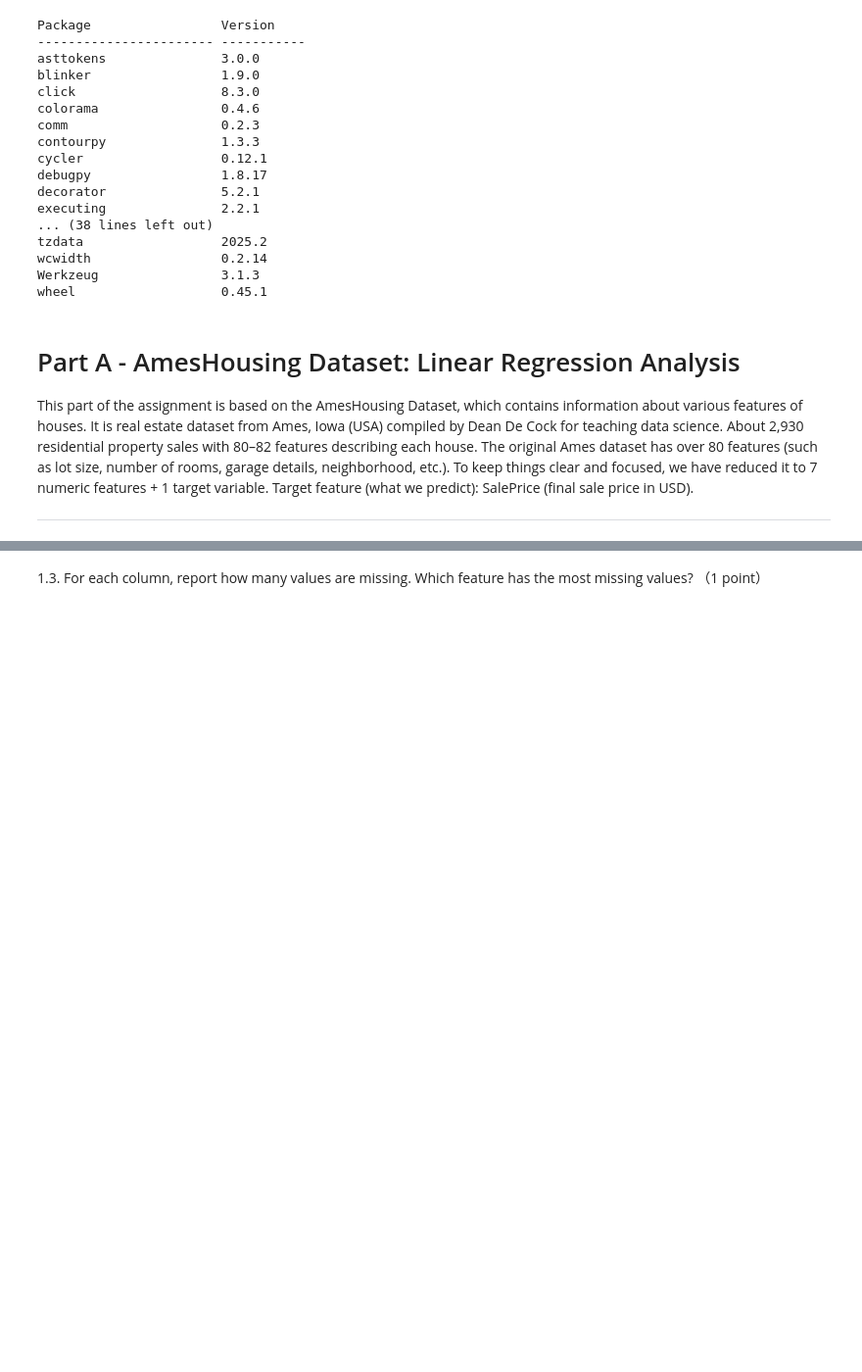
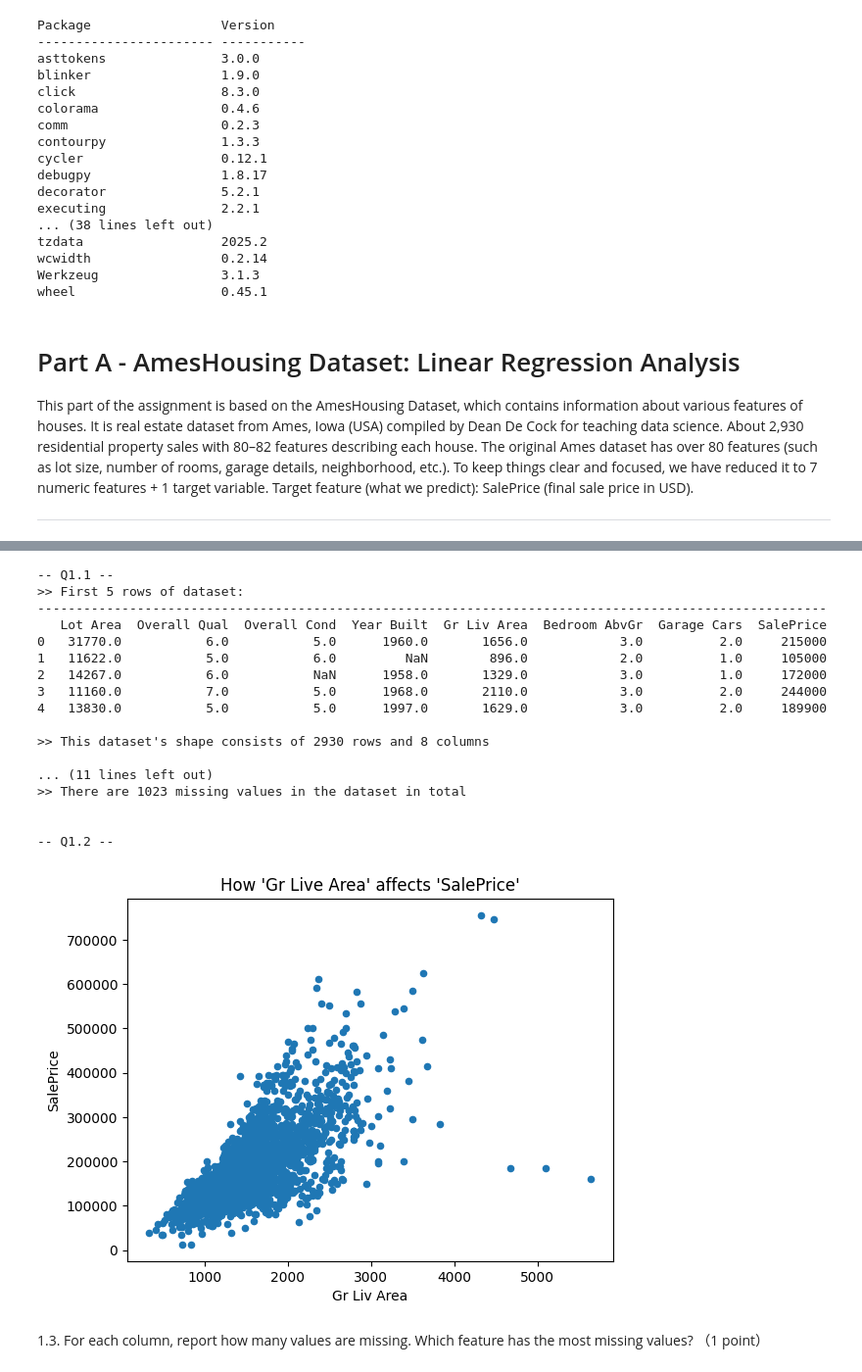
Before and after one commit to SpaceEnthusiast07/UNI, a Jupyter notebook: COM1011 - Machine Learning/Coursework/CW1/COM1011-750032575.ipynb, the cells around one changed output, grey strips where cells are left out. Shown at 98% size. Cells and saved outputs as stored; diff of their text form; code cells hidden in the pictures; blank space fills up the shorter version.

```diff
--- a/COM1011 - Machine Learning/Coursework/CW1/COM1011-750032575.ipynb
+++ b/COM1011 - Machine Learning/Coursework/CW1/COM1011-750032575.ipynb
@@ -121,2 +80,63 @@ None
+# %%
+# Answers here
+# Import statements
+import pandas as pd
+import matplotlib.pyplot as plt
+
+###########
+## Q 1.1 ##
+###########
+print("-- Q1.1 --")
+
+# Load the csv file into a Pandas DataFrame
+df = pd.read_csv("AmesHousingSimple.csv")
+
+# Display the first 5 rows of the dataset
+# Also: df.loc[[0,1,2,3,4]]
+print(">> First 5 rows of dataset:\n-------------------------------------------------------------------------------------------------------")
+print(df.head().to_string())
+
+# Display the dataset's shape
+print(f"\n>> This dataset\'s shape consists of {df.shape[0]} rows and {df.shape[1]} columns")
+
+# Display how many missing values there are in each column
+print(f"\n>> Missing values for each column:\n{df.isnull().sum()}")
+
+# Display how many missing values there are in the dataset in total
+print(f"\n>> There are {df.isnull().sum().sum()} missing values in the dataset in total\n\n")
+
+
+
+
+###########
+## Q 1.2 ##
+###########
+# Question implied that it only required one scatter plot
+print("-- Q1.2 --")
+
+# Plot a scatter graph of 'Gr Live Area' on the x-axis and 'SalePrice' on the y-axis
+df.plot(kind="scatter", x="Gr Liv Area", y="SalePrice", title="How \'Gr Live Area\' affects \'SalePrice\'")
+
+# Use matplotlib.pyplot to display this graph
+plt.show()
+# %% [output]
+-- Q1.1 --
+>> First 5 rows of dataset:
+-------------------------------------------------------------------------------------------------------
+   Lot Area  Overall Qual  Overall Cond  Year Built  Gr Liv Area  Bedroom AbvGr  Garage Cars  SalePrice
+0   31770.0           6.0           5.0      1960.0       1656.0            3.0          2.0     215000
+1   11622.0           5.0           6.0         NaN        896.0            2.0          1.0     105000
+2   14267.0           6.0           NaN      1958.0       1329.0            3.0          1.0     172000
+3   11160.0           7.0           5.0      1968.0       2110.0            3.0          2.0     244000
+4   13830.0           5.0           5.0      1997.0       1629.0            3.0          2.0     189900
+
+>> This dataset's shape consists of 2930 rows and 8 columns
+
+... (11 lines left out)
+>> There are 1023 missing values in the dataset in total
+
+
+-- Q1.2 --
+[figure, added]
 # %% [markdown]
 1.3. For each column, report how many values are missing. Which feature has the most missing values? （1 point）
```
Also changed, not shown: parts of 6 cells of this notebook.
